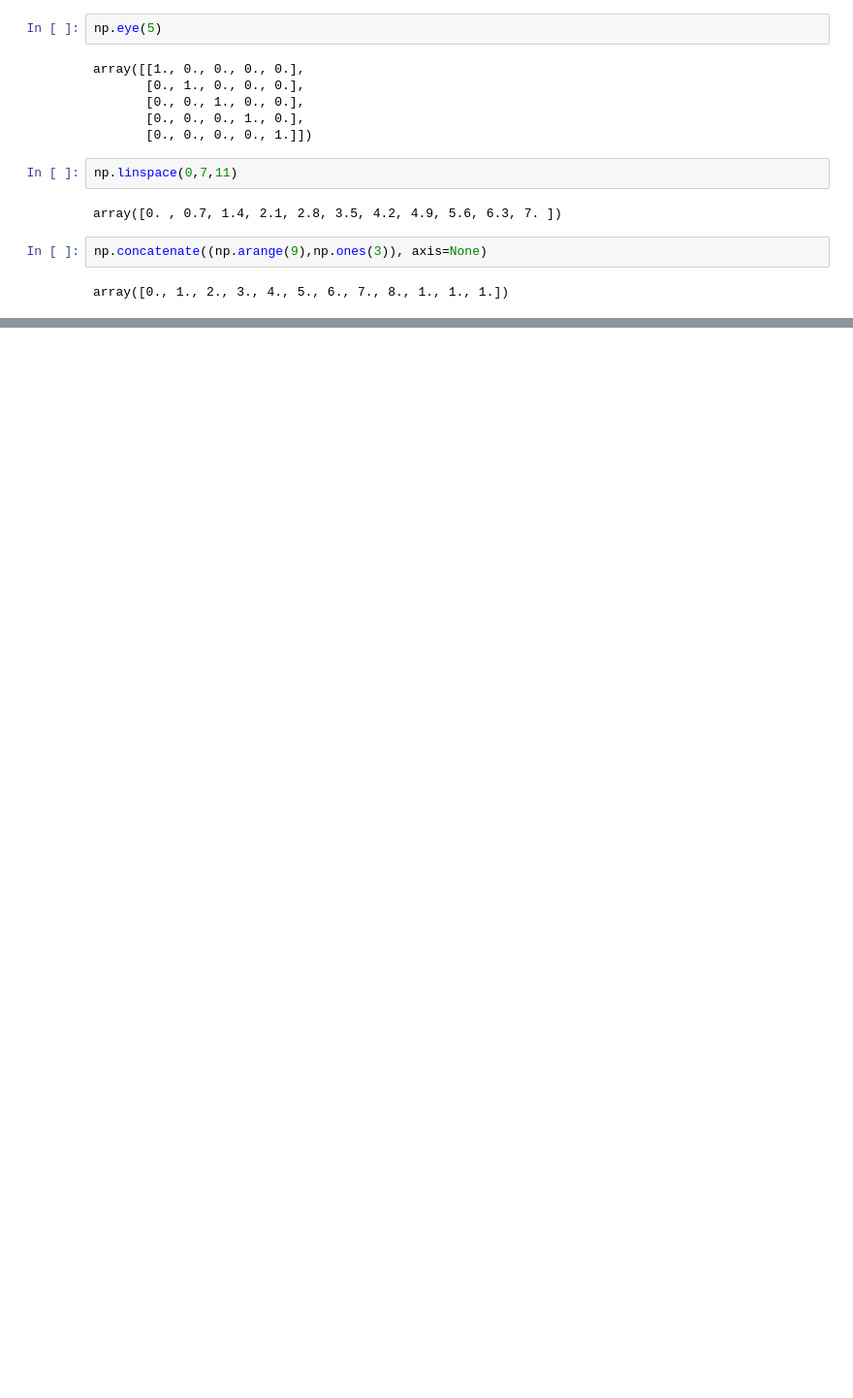
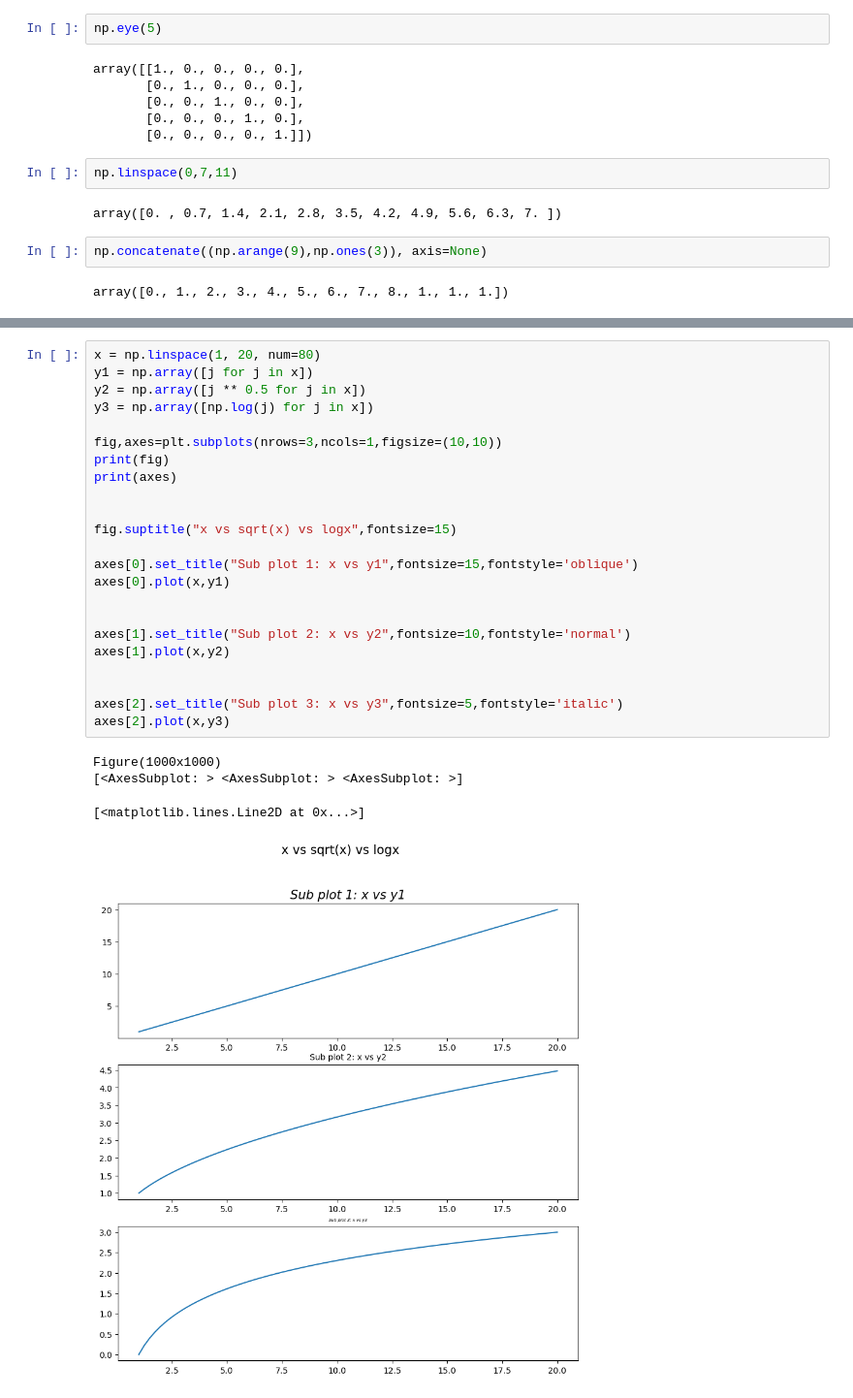
Before and after one commit to HuaweiH/test, a Jupyter notebook: Han_Huawei_HW0.ipynb, the cells around one changed output, grey strips where cells are left out. Shown: that part at 97% size. Saved outputs shown, nothing was run; the diff lists cells and outputs as text; blank space fills up the shorter version.

```diff
--- a/Han_Huawei_HW0.ipynb
+++ b/Han_Huawei_HW0.ipynb
@@ -131,0 +161,28 @@ SyntaxError: invalid syntax (852734176.py, line 1)
+# %%
+x = np.linspace(1, 20, num=80)
+y1 = np.array([j for j in x])
+y2 = np.array([j ** 0.5 for j in x])
+y3 = np.array([np.log(j) for j in x])
+
+fig,axes=plt.subplots(nrows=3,ncols=1,figsize=(10,10))
+print(fig)
+print(axes)
+
+
+fig.suptitle("x vs sqrt(x) vs logx",fontsize=15)
+
+axes[0].set_title("Sub plot 1: x vs y1",fontsize=15,fontstyle='oblique')
+axes[0].plot(x,y1)
+
+
+axes[1].set_title("Sub plot 2: x vs y2",fontsize=10,fontstyle='normal')
+axes[1].plot(x,y2)
+
+
+axes[2].set_title("Sub plot 3: x vs y3",fontsize=5,fontstyle='italic')
+axes[2].plot(x,y3)
+# %% [output]
+Figure(1000x1000)
+[<AxesSubplot: > <AxesSubplot: > <AxesSubplot: >]
+[<matplotlib.lines.Line2D at 0x...>]
+[figure, added]
```
Also changed, not shown: parts of 16 cells of this notebook.
